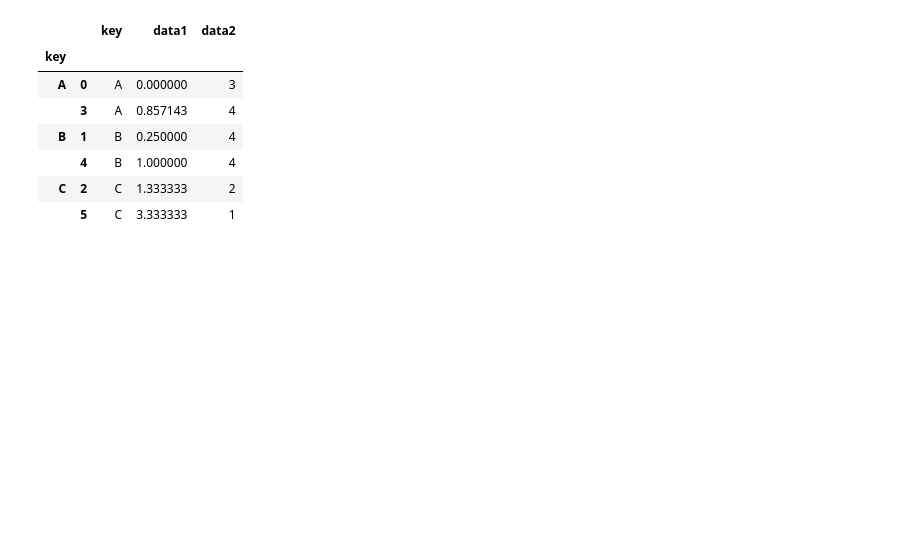
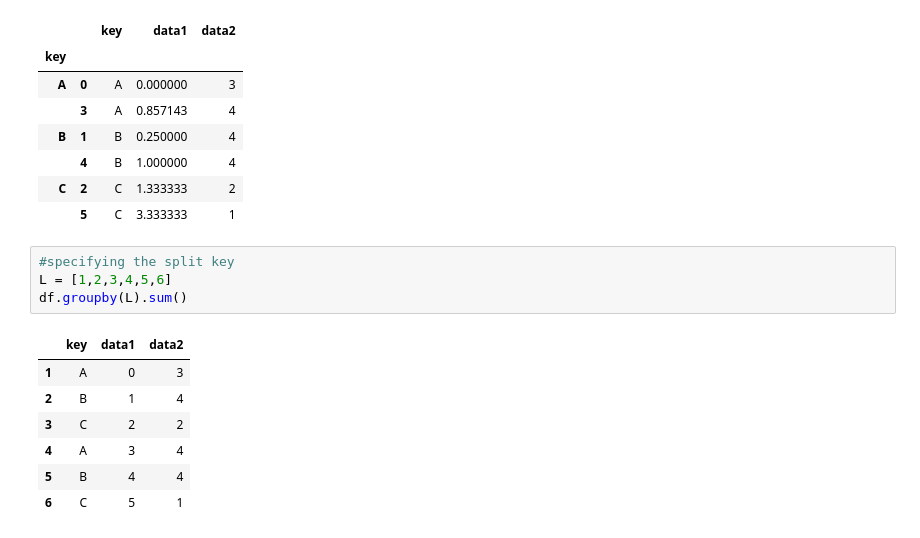
Before and after one commit to Venux09/Data_science_handbook_study, a Jupyter notebook: pandas-data_science_handbook/pandas_10.ipynb, the cells around one changed output. Cells and saved outputs as stored; diff of their text form; blank space fills up the shorter version.

```diff
--- a/pandas-data_science_handbook/pandas_10.ipynb
+++ b/pandas-data_science_handbook/pandas_10.ipynb
@@ -348,3 +348,15 @@ df.groupby('key').apply(norm_by_data2)
 |  | 4 | B | 1.000000 | 4 |
 | C | 2 | C | 1.333333 | 2 |
 |  | 5 | C | 3.333333 | 1 |
+# %%
+#specifying the split key
+L = [1,2,3,4,5,6]
+df.groupby(L).sum()
+# %% [output]
+|  | key | data1 | data2 |
+| 1 | A | 0 | 3 |
+| 2 | B | 1 | 4 |
+| 3 | C | 2 | 2 |
+| 4 | A | 3 | 4 |
+| 5 | B | 4 | 4 |
+| 6 | C | 5 | 1 |
```
Also changed, not shown: parts of 3 cells of this notebook.
